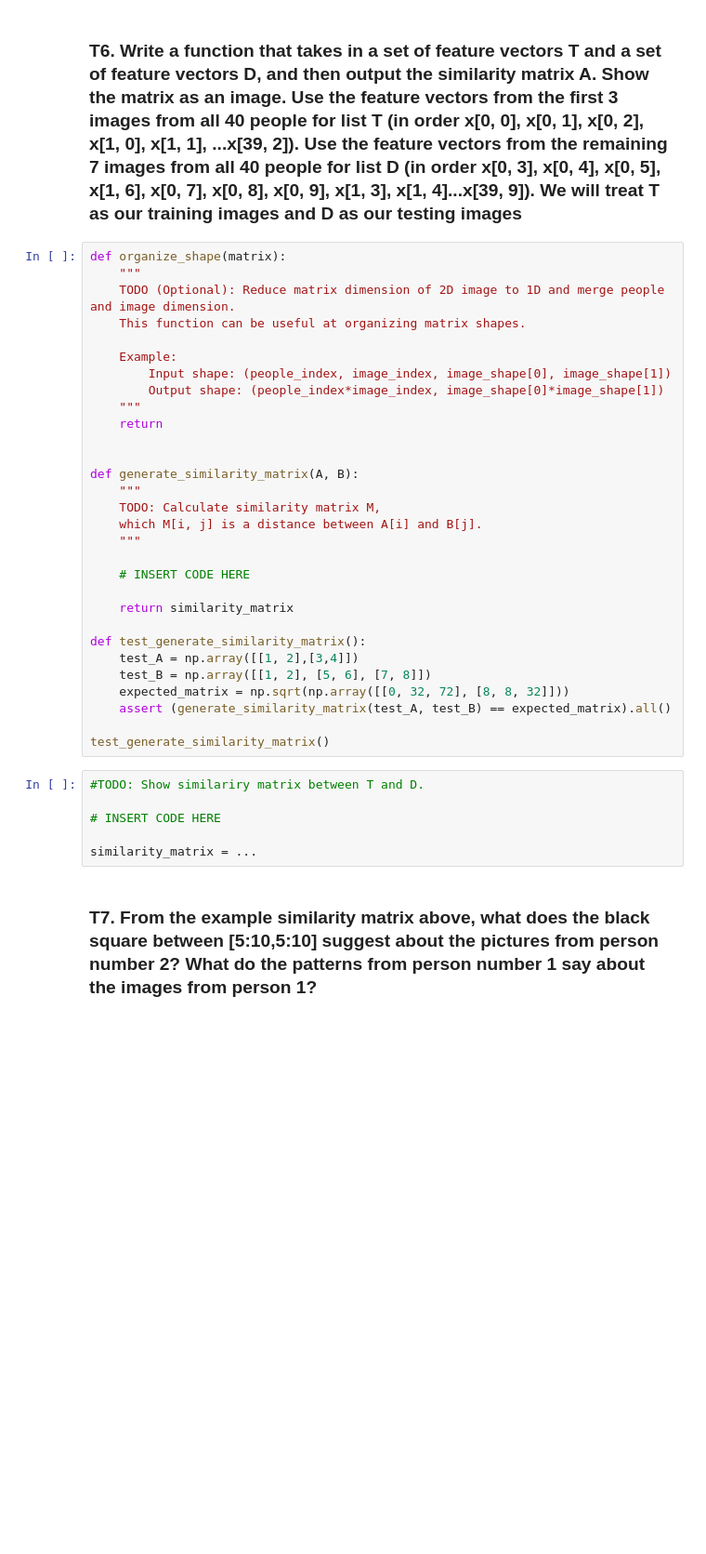
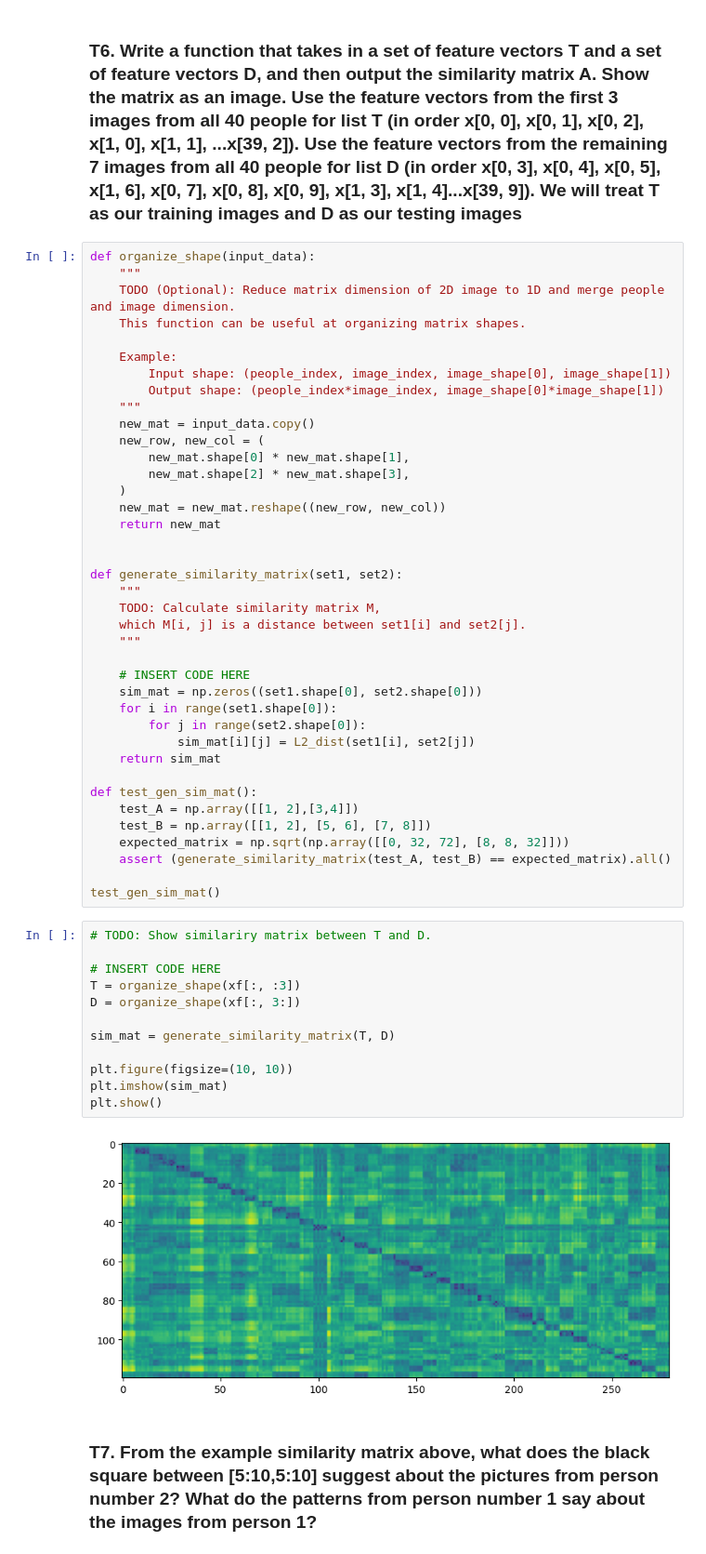
Before and after one commit to Mysterioucz/2110573-Pattern-Recognition, a Jupyter notebook: assignment/hw3/HW3_Fisherfaces(student) copy.ipynb, the cells around one changed output. Shown at 93% size. Saved outputs shown, nothing was run; the diff lists cells and outputs as text; blank space fills up the shorter version.

```diff
--- a/assignment/hw3/HW3_Fisherfaces(student) copy.ipynb
+++ b/assignment/hw3/HW3_Fisherfaces(student) copy.ipynb
@@ -226,7 +289,7 @@ print('Euclidean distance between xf[0,0] and xf[1,0] is', L2_dist(xf[0,0], xf[1
 # %% [markdown]
 ### T6. Write a function that takes in a set of feature vectors T and a set of feature vectors D, and then output the similarity matrix A. Show the matrix as an image. Use the feature vectors from the first 3 images from all 40 people for list T (in order x[0, 0], x[0, 1], x[0, 2], x[1, 0], x[1, 1], ...x[39, 2]). Use the feature vectors from the remaining 7 images from all 40 people for list D (in order x[0, 3], x[0, 4], x[0, 5], x[1, 6], x[0, 7], x[0, 8], x[0, 9], x[1, 3], x[1, 4]...x[39, 9]). We will treat T as our training images and D as our testing images
 # %%
-def organize_shape(matrix):
+def organize_shape(input_data):
     """
     TODO (Optional): Reduce matrix dimension of 2D image to 1D and merge people and image dimension.
     This function can be useful at organizing matrix shapes.
@@ -235,31 +298,48 @@ def organize_shape(matrix):
         Input shape: (people_index, image_index, image_shape[0], image_shape[1])
         Output shape: (people_index*image_index, image_shape[0]*image_shape[1])
     """
-    return
+    new_mat = input_data.copy()
+    new_row, new_col = (
+        new_mat.shape[0] * new_mat.shape[1],
+        new_mat.shape[2] * new_mat.shape[3],
+    )
+    new_mat = new_mat.reshape((new_row, new_col))
+    return new_mat
 
 
-def generate_similarity_matrix(A, B):
+def generate_similarity_matrix(set1, set2):
     """
     TODO: Calculate similarity matrix M,
-    which M[i, j] is a distance between A[i] and B[j].
+    which M[i, j] is a distance between set1[i] and set2[j].
     """
 
     # INSERT CODE HERE
+    sim_mat = np.zeros((set1.shape[0], set2.shape[0]))
+    for i in range(set1.shape[0]):
+        for j in range(set2.shape[0]):
+            sim_mat[i][j] = L2_dist(set1[i], set2[j])
+    return sim_mat
 
-    return similarity_matrix
-
-def test_generate_similarity_matrix():
+def test_gen_sim_mat():
     test_A = np.array([[1, 2],[3,4]])
     test_B = np.array([[1, 2], [5, 6], [7, 8]])
     expected_matrix = np.sqrt(np.array([[0, 32, 72], [8, 8, 32]]))
     assert (generate_similarity_matrix(test_A, test_B) == expected_matrix).all()
 
-test_generate_similarity_matrix()
+test_gen_sim_mat()
 # %%
-#TODO: Show similariry matrix between T and D.
+# TODO: Show similariry matrix between T and D.
 
 # INSERT CODE HERE
+T = organize_shape(xf[:, :3])
+D = organize_shape(xf[:, 3:])
 
-similarity_matrix = ...
+sim_mat = generate_similarity_matrix(T, D)
+
+plt.figure(figsize=(10, 10))
+plt.imshow(sim_mat)
+plt.show()
+# %% [output]
+[figure, added]
 # %% [markdown]
 ### T7. From the example similarity matrix above, what does the black square between [5:10,5:10] suggest about the pictures from person number 2? What do the patterns from person number 1 say about the images from person 1?
```
Also changed, not shown: parts of 88 cells of this notebook, 6 other files.
